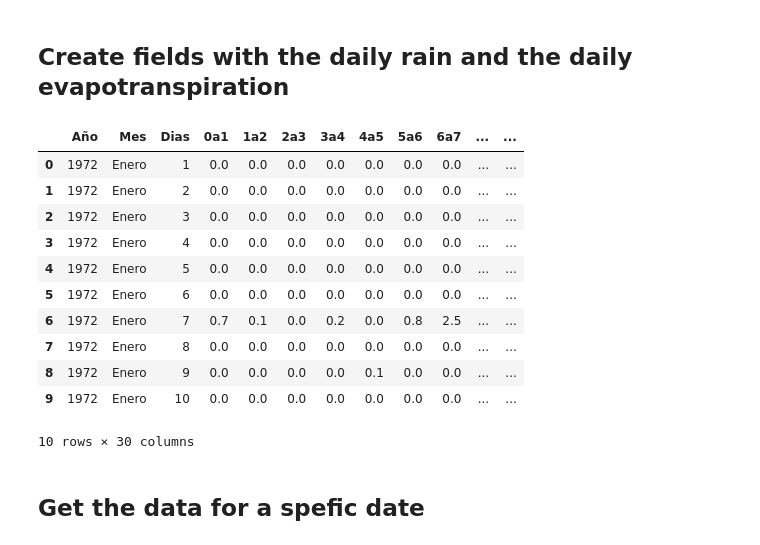
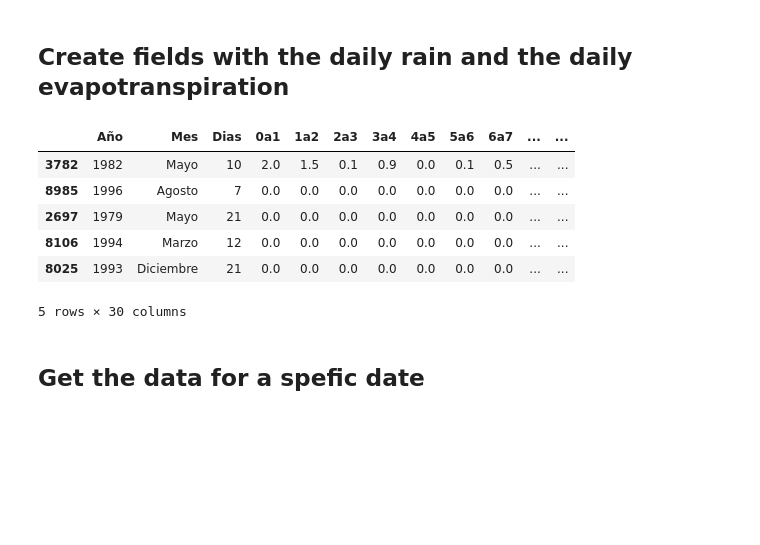
Before and after one commit to AppliedMechanics-EAFIT/irrigation_and_drainage_eng, a Jupyter notebook: notebooks/rainfall_record_processing.ipynb, the cells around one changed output. Cells and saved outputs as stored; diff of their text form; code cells hidden in the pictures; blank space fills up the shorter version.

```diff
--- a/notebooks/rainfall_record_processing.ipynb
+++ b/notebooks/rainfall_record_processing.ipynb
@@ -80,7 +86,7 @@ df
 # %%
 months_two_parse = {
     "Enero": "January",
-    "Fbrero": "February",
+    "Febrero": "February",
     "Marzo": "March",
     "Abril": "April",
     "Mayo": "May",
@@ -88,6 +94,7 @@ months_two_parse = {
     "Julio": "July",
     "Agosto": "August",
     "Septiembre": "September",
+    "Octubre ": "October",
     "Octubre": "October",
     "Noviembre": "November",
     "Diciembre": "December",
@@ -105,21 +112,16 @@ df['date'] = pd.to_datetime(df_date)
 # %%
 # Create a field with the daily_rain rainfall
 df['daily_rain'] = df.iloc[:, 3:3+24].sum(axis=1, numeric_only=True)
 df['daily_ETR'] = ETP * np.tanh(df['daily_rain'] / ETP)
-df.head(10)
+df.sample(5)
 # %% [output]
 |  | Año | Mes | Dias | 0a1 | 1a2 | 2a3 | 3a4 | 4a5 | 5a6 | 6a7 | ... | ... |
-| 0 | 1972 | Enero | 1 | 0.0 | 0.0 | 0.0 | 0.0 | 0.0 | 0.0 | 0.0 | ... | ... |
-| 1 | 1972 | Enero | 2 | 0.0 | 0.0 | 0.0 | 0.0 | 0.0 | 0.0 | 0.0 | ... | ... |
-| 2 | 1972 | Enero | 3 | 0.0 | 0.0 | 0.0 | 0.0 | 0.0 | 0.0 | 0.0 | ... | ... |
-| 3 | 1972 | Enero | 4 | 0.0 | 0.0 | 0.0 | 0.0 | 0.0 | 0.0 | 0.0 | ... | ... |
-| 4 | 1972 | Enero | 5 | 0.0 | 0.0 | 0.0 | 0.0 | 0.0 | 0.0 | 0.0 | ... | ... |
-| 5 | 1972 | Enero | 6 | 0.0 | 0.0 | 0.0 | 0.0 | 0.0 | 0.0 | 0.0 | ... | ... |
-| 6 | 1972 | Enero | 7 | 0.7 | 0.1 | 0.0 | 0.2 | 0.0 | 0.8 | 2.5 | ... | ... |
-| 7 | 1972 | Enero | 8 | 0.0 | 0.0 | 0.0 | 0.0 | 0.0 | 0.0 | 0.0 | ... | ... |
-| 8 | 1972 | Enero | 9 | 0.0 | 0.0 | 0.0 | 0.0 | 0.1 | 0.0 | 0.0 | ... | ... |
-| 9 | 1972 | Enero | 10 | 0.0 | 0.0 | 0.0 | 0.0 | 0.0 | 0.0 | 0.0 | ... | ... |
+| 3782 | 1982 | Mayo | 10 | 2.0 | 1.5 | 0.1 | 0.9 | 0.0 | 0.1 | 0.5 | ... | ... |
+| 8985 | 1996 | Agosto | 7 | 0.0 | 0.0 | 0.0 | 0.0 | 0.0 | 0.0 | 0.0 | ... | ... |
+| 2697 | 1979 | Mayo | 21 | 0.0 | 0.0 | 0.0 | 0.0 | 0.0 | 0.0 | 0.0 | ... | ... |
+| 8106 | 1994 | Marzo | 12 | 0.0 | 0.0 | 0.0 | 0.0 | 0.0 | 0.0 | 0.0 | ... | ... |
+| 8025 | 1993 | Diciembre | 21 | 0.0 | 0.0 | 0.0 | 0.0 | 0.0 | 0.0 | 0.0 | ... | ... |
-10 rows × 30 columns
+5 rows × 30 columns
 # %% [markdown]
 ## Get the data for a spefic date
 # %%
```
Also changed, not shown: parts of 11 cells of this notebook.
